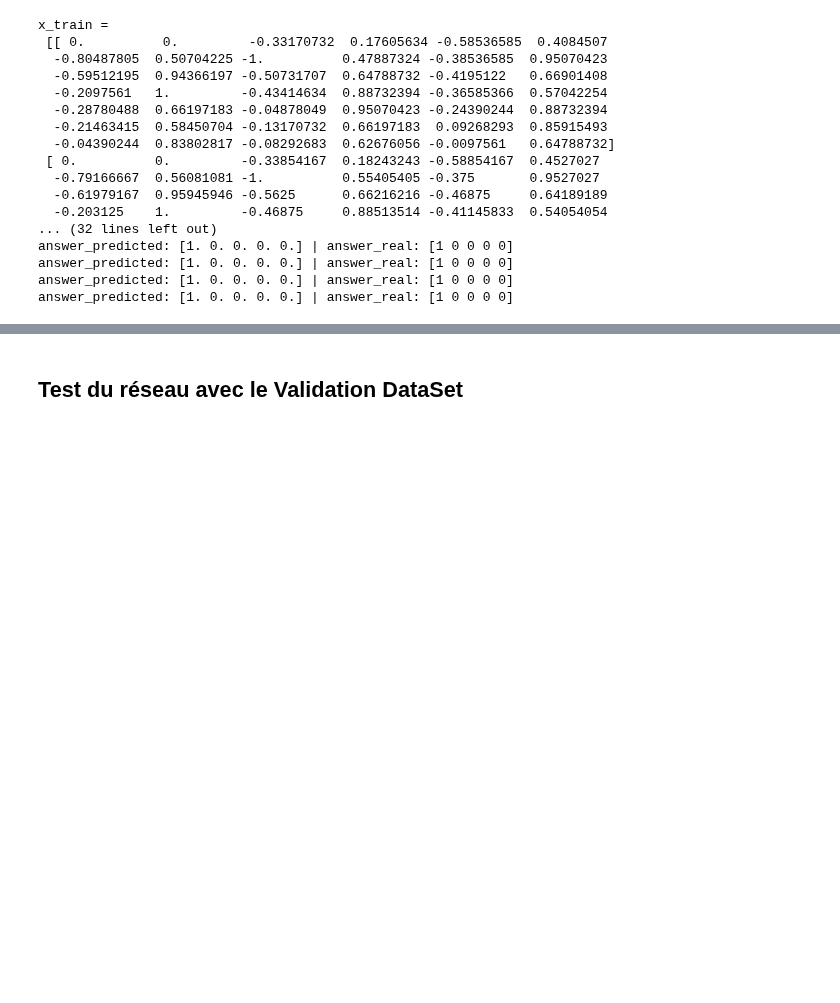
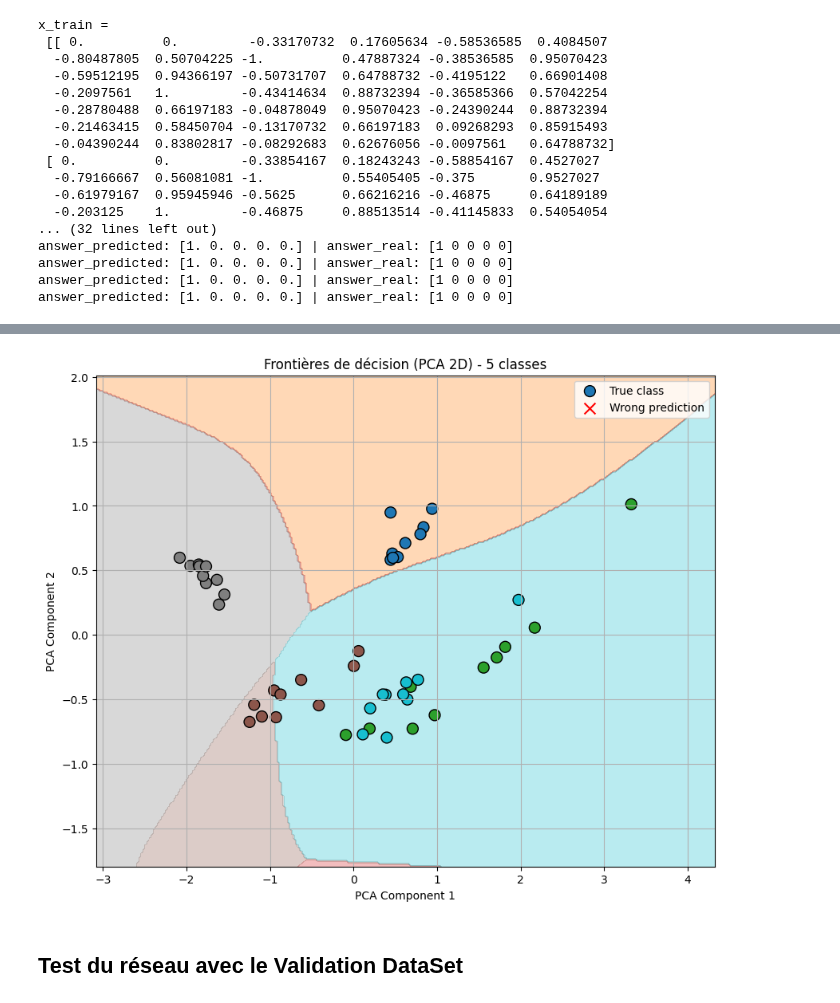
Before and after one commit to abrumsen/Perceptron, a Jupyter notebook: notebooks/langue_des_signes.ipynb, the cells around one changed output, grey strips where cells are left out. Cells and saved outputs as stored; diff of their text form; code cells hidden in the pictures; blank space fills up the shorter version.

```diff
--- a/notebooks/langue_des_signes.ipynb
+++ b/notebooks/langue_des_signes.ipynb
@@ -117,3 +170,43 @@ answer_predicted: [1. 0. 0. 0. 0.] | answer_real: [1 0 0 0 0]
+# %%
+y_classes = np.argmax(y_train, axis=1)
+
+pca = PCA(n_components=2)
+x_pca = pca.fit_transform(x_train)
+
+# Créer une grille 2D dans l'espace PCA
+x_min, x_max = x_pca[:, 0].min() - 1, x_pca[:, 0].max() + 1
+y_min, y_max = x_pca[:, 1].min() - 1, x_pca[:, 1].max() + 1
+xx, yy = np.meshgrid(np.linspace(x_min, x_max, 300),
+                     np.linspace(y_min, y_max, 300))
+grid_2d = np.c_[xx.ravel(), yy.ravel()]
+
+# Revenir à l’espace original (42D) via l’inverse de PCA
+grid_original = pca.inverse_transform(grid_2d)
+
+# Prédire avec le modèle
+Z = np.array([np.argmax(model.forward(x)) for x in grid_original])
+Z = Z.reshape(xx.shape)
+
+# Afficher les frontières
+plt.figure(figsize=(10, 8))
+plt.contourf(xx, yy, Z, alpha=0.3, cmap='tab10', levels=np.arange(6) - 0.5)
+
+# Afficher les données projetées
+scatter = plt.scatter(x_pca[:, 0], x_pca[:, 1], c=y_classes, cmap='tab10', s=100, edgecolors='k', label="True class")
+
+# Ajouter les erreurs en croix rouge
+y_pred = np.array([np.argmax(model.forward(x)) for x in x_train])
+incorrect = y_classes != y_pred
+plt.scatter(x_pca[incorrect, 0], x_pca[incorrect, 1], marker='x', color='red', s=100, label="Wrong prediction")
+
+plt.xlabel("PCA Component 1")
+plt.ylabel("PCA Component 2")
+plt.title("Frontières de décision (PCA 2D) - 5 classes")
+plt.legend()
+plt.grid(True)
+plt.show()
+# %% [output]
+[figure, added]
 # %% [markdown]
 ## Test du réseau avec le Validation DataSet
 # %%
```
Also changed, not shown: parts of 6 cells of this notebook, 1 other file.
